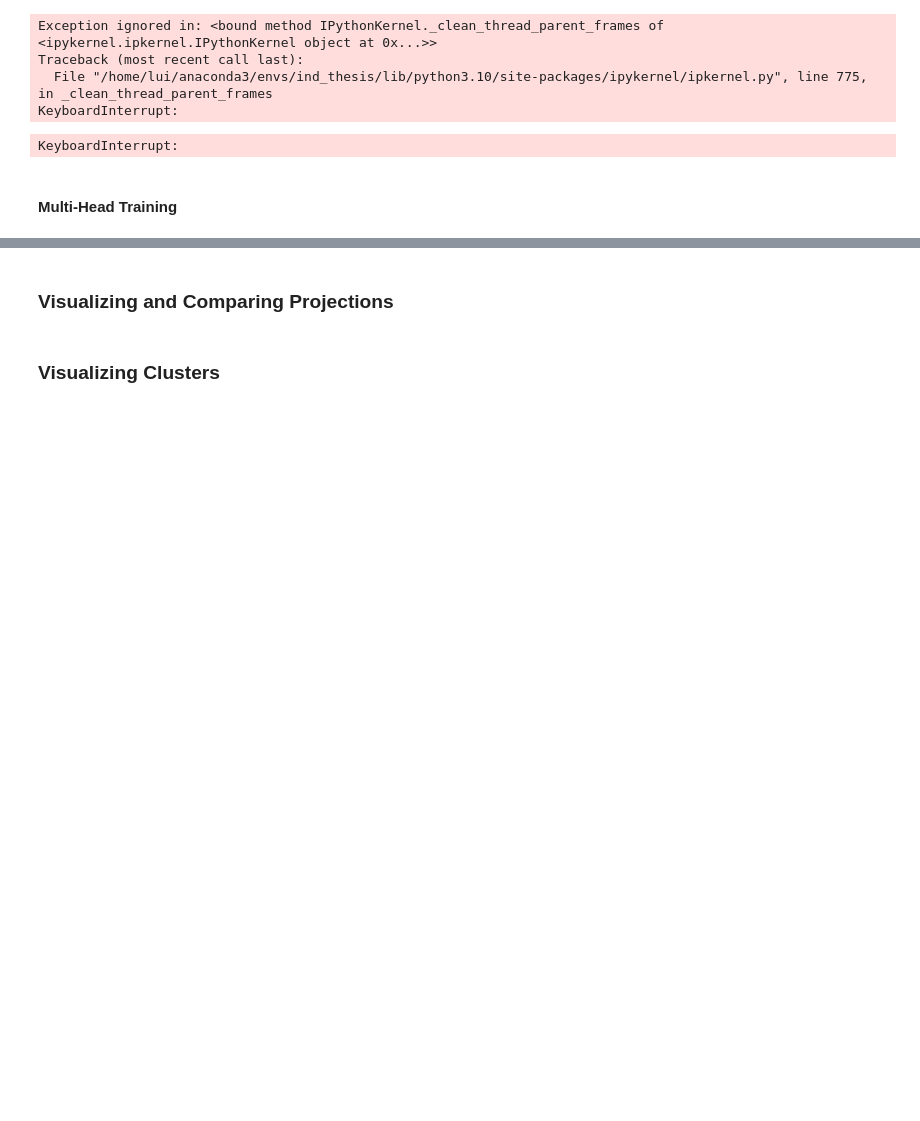
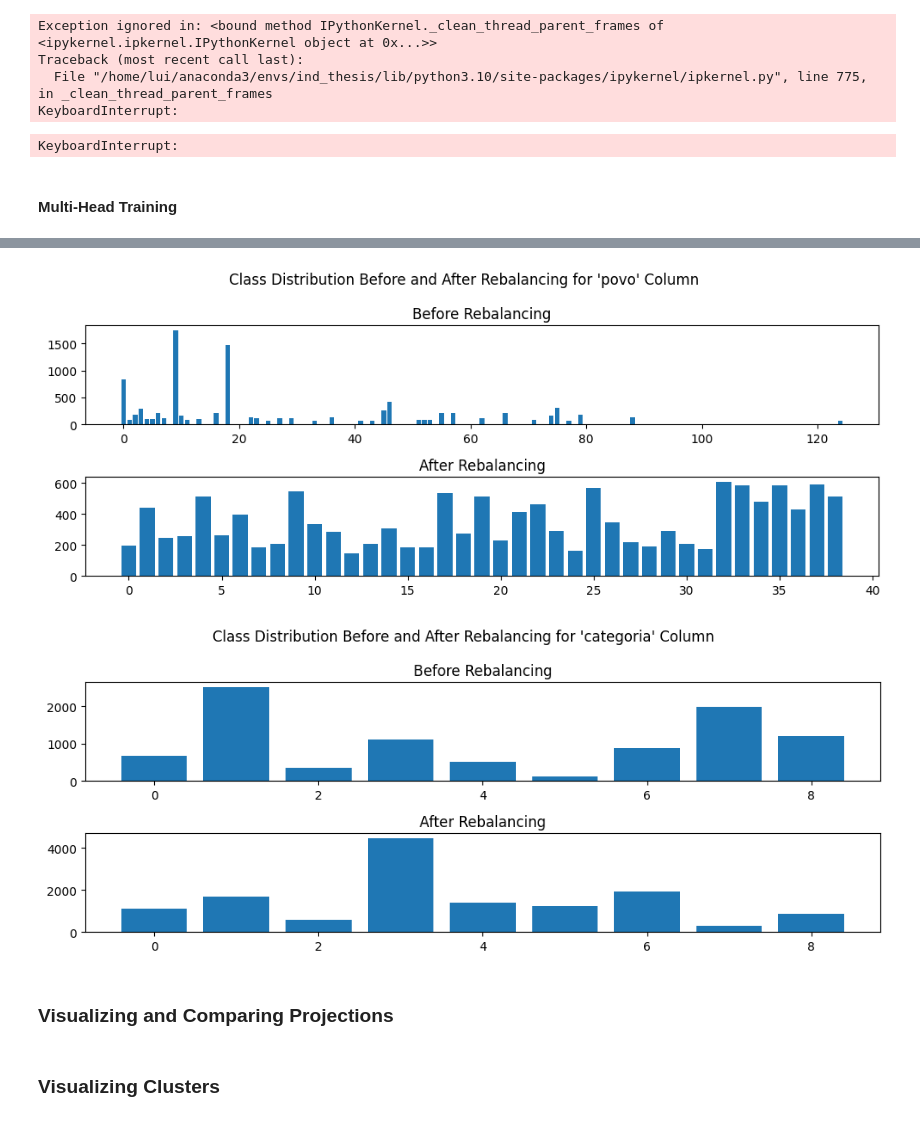
Before and after one commit to Luizerko/indigenous_clusters_and_communities, a Jupyter notebook: indigenous_project/tainacan_collection/image_clustering.ipynb, the cells around one changed output, grey strips where cells are left out. Drawn from its saved outputs; the diff is of its cells as text; code cells hidden in the pictures; blank space fills up the shorter version.

```diff
--- a/indigenous_project/tainacan_collection/image_clustering.ipynb
+++ b/indigenous_project/tainacan_collection/image_clustering.ipynb
@@ -541,0 +553,24 @@ plt.show()
+# %%
+# Because of the even worse degree of unbalanced data on the joint distribution, we balance
+# the dataset taking the 'povo' column into consideration and study the new joint distribution
+multi_povo_labels = {}
+multi_categoria_labels = {}
+for key in multi_head_keys:
+    multi_povo_labels[key] = povo_labels[key]
+    multi_categoria_labels[key] = categoria_labels[key]
+
+# Reusing previous dataset infrastructure to build multi-label dataset
+multi_povo_categories, categories_keys, categories_freq, \
+qs, masks = study_class_distribution(multi_povo_labels)
+multi_povo_filtered_categories = multi_povo_categories
+multi_povo_filtered_categories_names = {}
+for c in categories_keys:
+    multi_povo_filtered_categories_names[povo_num_to_name[c]] = multi_povo_categories[c]
+
+multi_categoria_categories, categories_keys, categories_freq, \
+qs, masks = study_class_distribution(multi_categoria_labels)
+multi_categoria_filtered_categories = multi_categoria_categories
+multi_categoria_filtered_categories_names = {}
+for c in categories_keys:
+    multi_categoria_filtered_categories_names[categoria_num_to_name[c]] = \
+    multi_categoria_categories[c]
@@ -541,0 +591,23 @@ plt.show()
+# %%
+# Filtering dataframe for selected categories
+threshold_multiplier = 2
+minority_classes, majority_classes, labels_minority, labels_majority, \
+val_labels, test_labels, multi_augmented_dataset, multi_balanced_val_dataset, \
+multi_balanced_test_dataset = \
+multihead_filter_image_data_distribution(ind_df, [multi_povo_filtered_categories_names, \
+                                         multi_categoria_filtered_categories_names], \
+                                         vit_transform, threshold_multiplier, \
+                                         ['povo', 'categoria'])
+
+# Plotting old and new class distributions
+multihead_plot_class_distributions(multi_povo_categories, multi_povo_filtered_categories, \
+                                   labels_minority, labels_majority, threshold_multiplier, \
+                                   'povo')
+
+multihead_plot_class_distributions(multi_categoria_categories, \
+                                   multi_categoria_filtered_categories, \
+                                   labels_minority, labels_majority, threshold_multiplier, \
+                                   'categoria')
+# %% [output]
+[figure, added]
+[figure, added]
```
Also changed, not shown: parts of 17 cells of this notebook, 3 other files.
